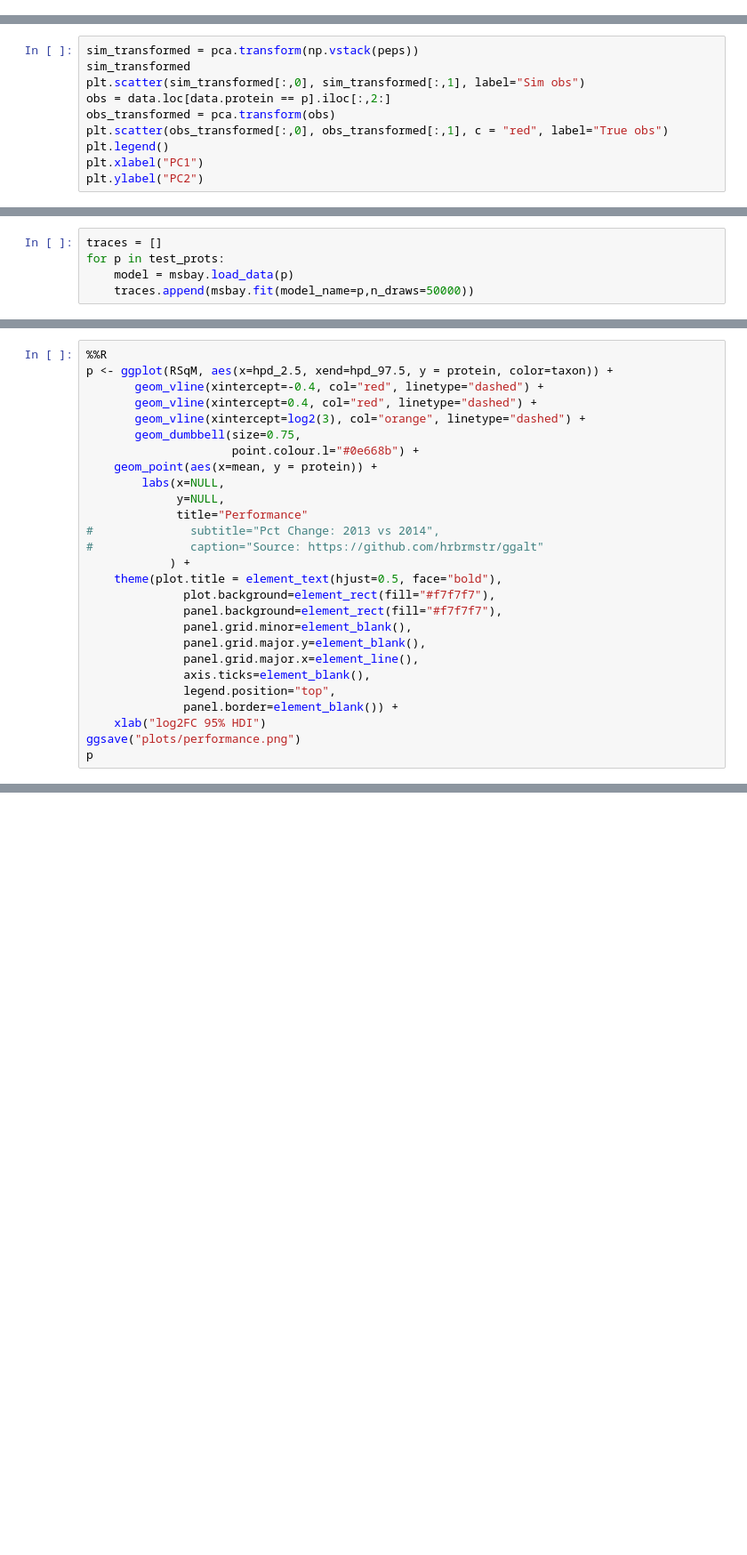
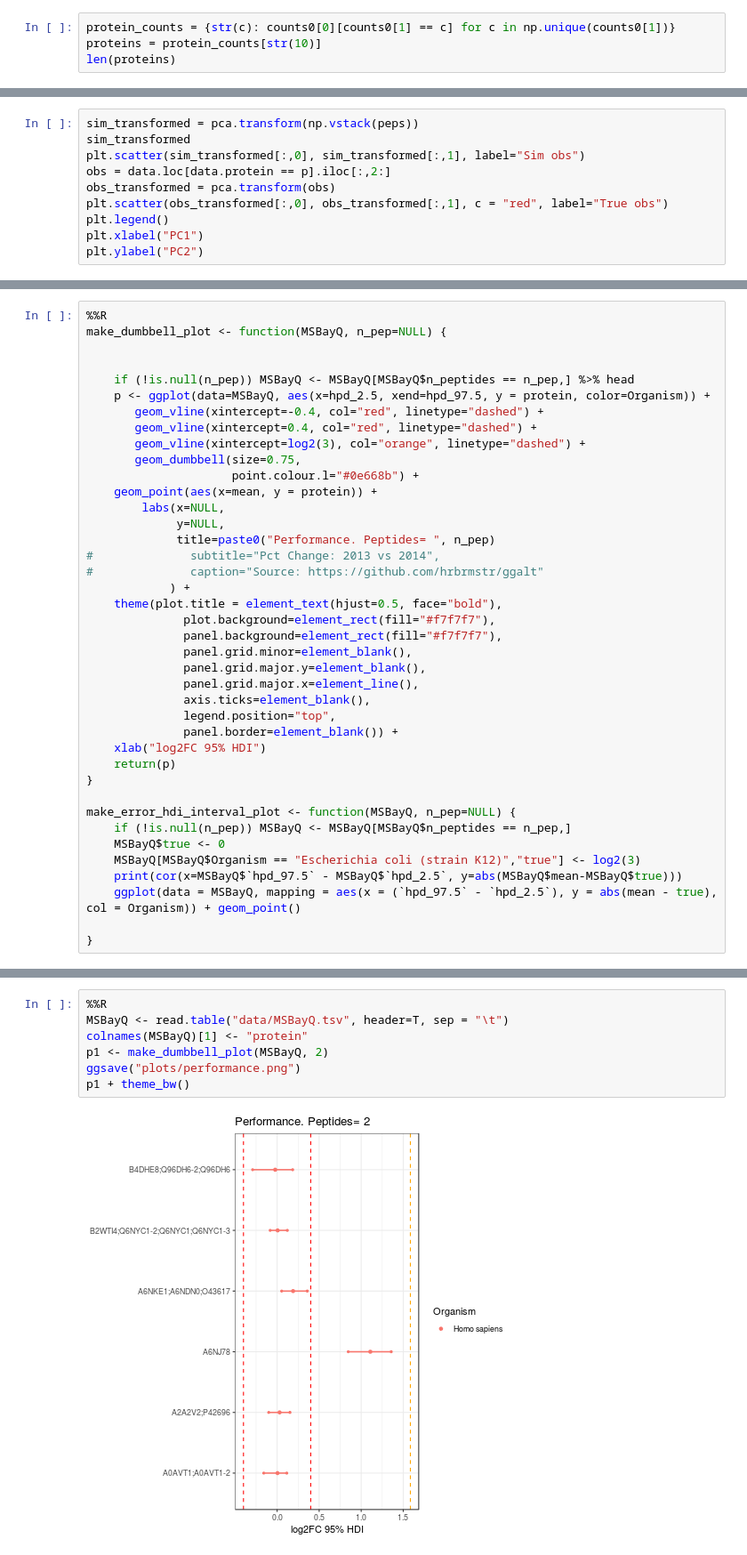
Before and after one commit to antortjim/Thesis-Code, a Jupyter notebook: model/Model.ipynb, the cells around one changed output, grey strips where cells are left out. Shown: that part at 89% size. Drawn from its saved outputs; the diff is of its cells as text; blank space fills up the shorter version.

```diff
--- a/model/Model.ipynb
+++ b/model/Model.ipynb
@@ -300,0 +361,4 @@ pd.DataFrame(np.array([counts[0], counts[1]]).T, columns = ["n_peptides", "n_pro
+# %%
+protein_counts = {str(c): counts0[0][counts0[1] == c] for c in np.unique(counts0[1])}
+proteins = protein_counts[str(10)]
+len(proteins)
@@ -367,5 +499,0 @@ test_prots
-# %%
-traces = []
-for p in test_prots:
-    model = msbay.load_data(p)
-    traces.append(msbay.fit(model_name=p,n_draws=50000))
@@ -424,6 +509,10 @@ P23003                                     P23003
 # %%
 %%R
-p <- ggplot(RSqM, aes(x=hpd_2.5, xend=hpd_97.5, y = protein, color=taxon)) +
+make_dumbbell_plot <- function(MSBayQ, n_pep=NULL) {
+
+
+    if (!is.null(n_pep)) MSBayQ <- MSBayQ[MSBayQ$n_peptides == n_pep,] %>% head
+    p <- ggplot(data=MSBayQ, aes(x=hpd_2.5, xend=hpd_97.5, y = protein, color=Organism)) +
        geom_vline(xintercept=-0.4, col="red", linetype="dashed") +
        geom_vline(xintercept=0.4, col="red", linetype="dashed") +
        geom_vline(xintercept=log2(3), col="orange", linetype="dashed") +
@@ -432,7 +521,7 @@ p <- ggplot(RSqM, aes(x=hpd_2.5, xend=hpd_97.5, y = protein, color=taxon)) +
     geom_point(aes(x=mean, y = protein)) +
         labs(x=NULL,
              y=NULL,
-             title="Performance"
+             title=paste0("Performance. Peptides= ", n_pep)
 #              subtitle="Pct Change: 2013 vs 2014",
 #              caption="Source: https://github.com/hrbrmstr/ggalt"
             ) +
@@ -446,5 +535,14 @@ p <- ggplot(RSqM, aes(x=hpd_2.5, xend=hpd_97.5, y = protein, color=taxon)) +
               legend.position="top",
               panel.border=element_blank()) +
     xlab("log2FC 95% HDI")
-ggsave("plots/performance.png")
-p
+    return(p)
+}
+
+make_error_hdi_interval_plot <- function(MSBayQ, n_pep=NULL) {
+    if (!is.null(n_pep)) MSBayQ <- MSBayQ[MSBayQ$n_peptides == n_pep,]
+    MSBayQ$true <- 0
+    MSBayQ[MSBayQ$Organism == "Escherichia coli (strain K12)","true"] <- log2(3)
+    print(cor(x=MSBayQ$`hpd_97.5` - MSBayQ$`hpd_2.5`, y=abs(MSBayQ$mean-MSBayQ$true)))
+    ggplot(data = MSBayQ, mapping = aes(x = (`hpd_97.5` - `hpd_2.5`), y = abs(mean - true), col = Organism)) + geom_point()
+
+}
@@ -452,0 +549,9 @@ p
+# %%
+%%R
+MSBayQ <- read.table("data/MSBayQ.tsv", header=T, sep = "\t")
+colnames(MSBayQ)[1] <- "protein"
+p1 <- make_dumbbell_plot(MSBayQ, 2)
+ggsave("plots/performance.png")
+p1 + theme_bw()
+# %% [output]
+[figure, added]
```
Also changed, not shown: parts of 33 cells of this notebook, 5 other files.
